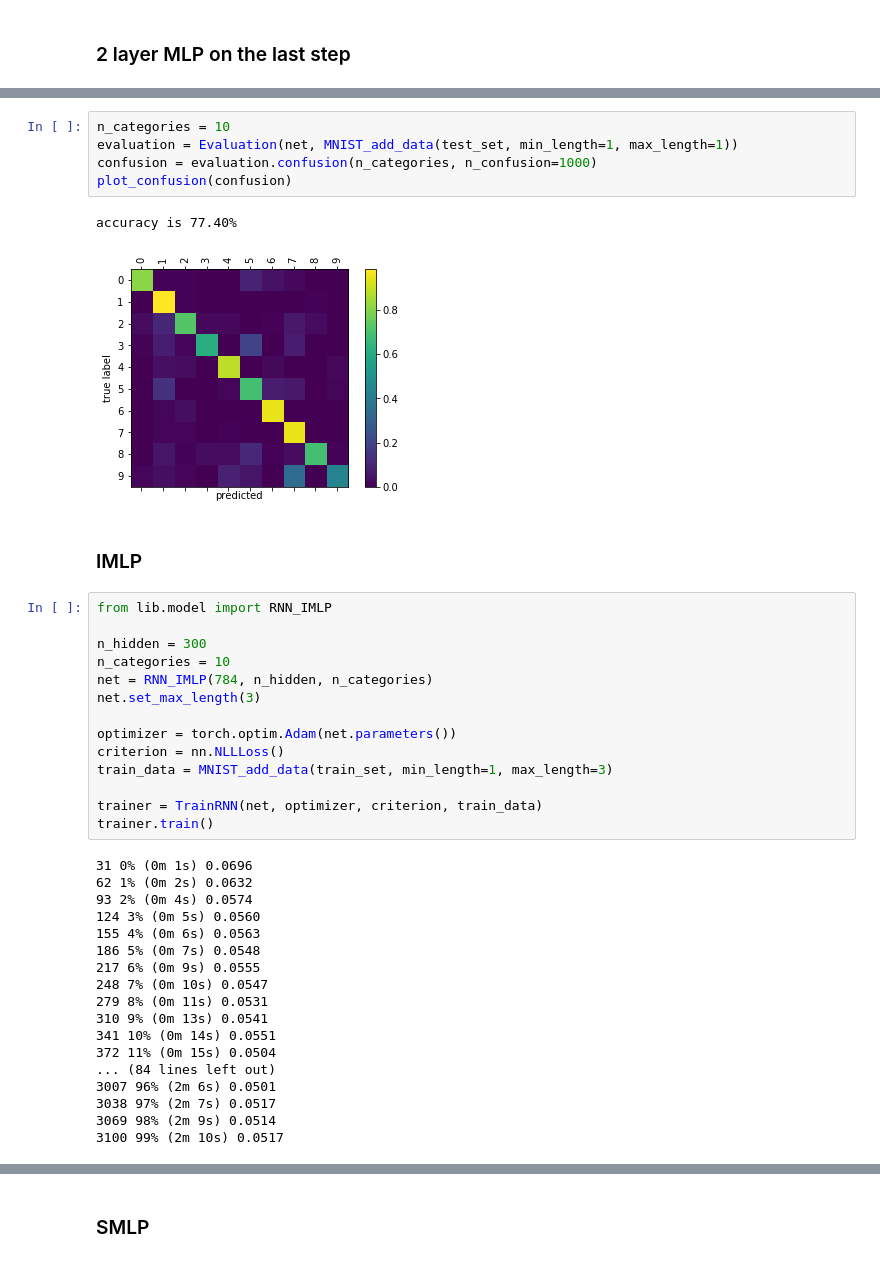
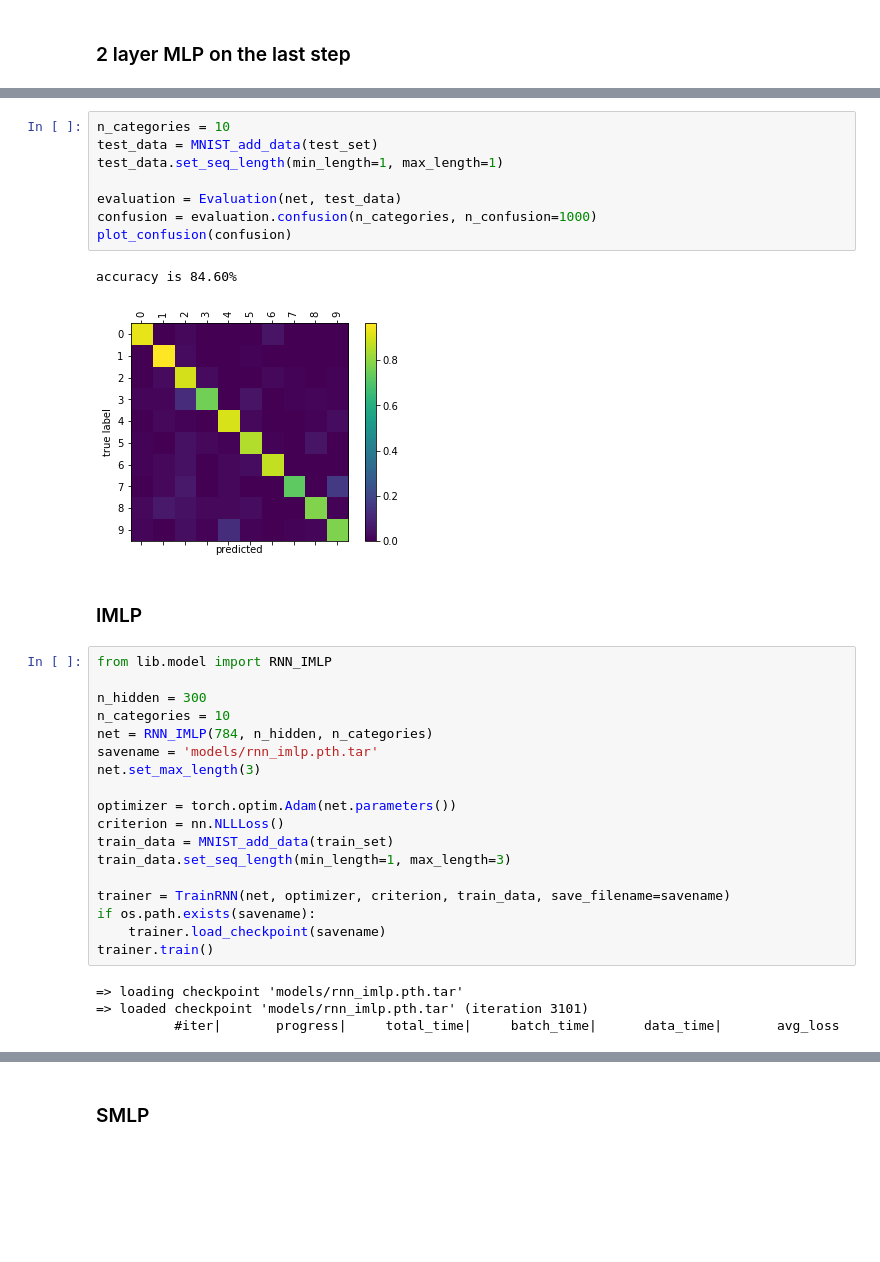
Before and after one commit to nathanwang000/sequence_fun, a Jupyter notebook: sequence_fun.ipynb, the cells around one changed output, grey strips where cells are left out. Saved outputs shown, nothing was run; the diff lists cells and outputs as text; blank space fills up the shorter version.

```diff
--- a/sequence_fun.ipynb
+++ b/sequence_fun.ipynb
@@ -144,11 +151,14 @@ plt.show()
 # %%
 n_categories = 10
-evaluation = Evaluation(net, MNIST_add_data(test_set, min_length=1, max_length=1))
+test_data = MNIST_add_data(test_set)
+test_data.set_seq_length(min_length=1, max_length=1)
+
+evaluation = Evaluation(net, test_data)
 confusion = evaluation.confusion(n_categories, n_confusion=1000)
 plot_confusion(confusion)
 # %% [output]
-accuracy is 77.40%
+accuracy is 84.60%
-[figure, old version]
+[figure, new version]
 # %% [markdown]
 ### IMLP
 # %%
@@ -157,29 +167,19 @@ from lib.model import RNN_IMLP
 n_hidden = 300
 n_categories = 10
 net = RNN_IMLP(784, n_hidden, n_categories)
+savename = 'models/rnn_imlp.pth.tar'
 net.set_max_length(3)
 
 optimizer = torch.optim.Adam(net.parameters())
 criterion = nn.NLLLoss()
-train_data = MNIST_add_data(train_set, min_length=1, max_length=3)
+train_data = MNIST_add_data(train_set)
+train_data.set_seq_length(min_length=1, max_length=3)
 
-trainer = TrainRNN(net, optimizer, criterion, train_data)
+trainer = TrainRNN(net, optimizer, criterion, train_data, save_filename=savename)
+if os.path.exists(savename):
+    trainer.load_checkpoint(savename)
 trainer.train()
 # %% [output]
-31 0% (0m 1s) 0.0696
-62 1% (0m 2s) 0.0632
-93 2% (0m 4s) 0.0574
-124 3% (0m 5s) 0.0560
-155 4% (0m 6s) 0.0563
-186 5% (0m 7s) 0.0548
-217 6% (0m 9s) 0.0555
-248 7% (0m 10s) 0.0547
-279 8% (0m 11s) 0.0531
-310 9% (0m 13s) 0.0541
-341 10% (0m 14s) 0.0551
-372 11% (0m 15s) 0.0504
-... (84 lines left out)
-3007 96% (2m 6s) 0.0501
-3038 97% (2m 7s) 0.0517
-3069 98% (2m 9s) 0.0514
-3100 99% (2m 10s) 0.0517
+=> loading checkpoint 'models/rnn_imlp.pth.tar'
+=> loaded checkpoint 'models/rnn_imlp.pth.tar' (iteration 3101)
+          #iter|       progress|     total_time|     batch_time|      data_time|       avg_loss
```
Also changed, not shown: parts of 36 cells of this notebook, 5 other files.
